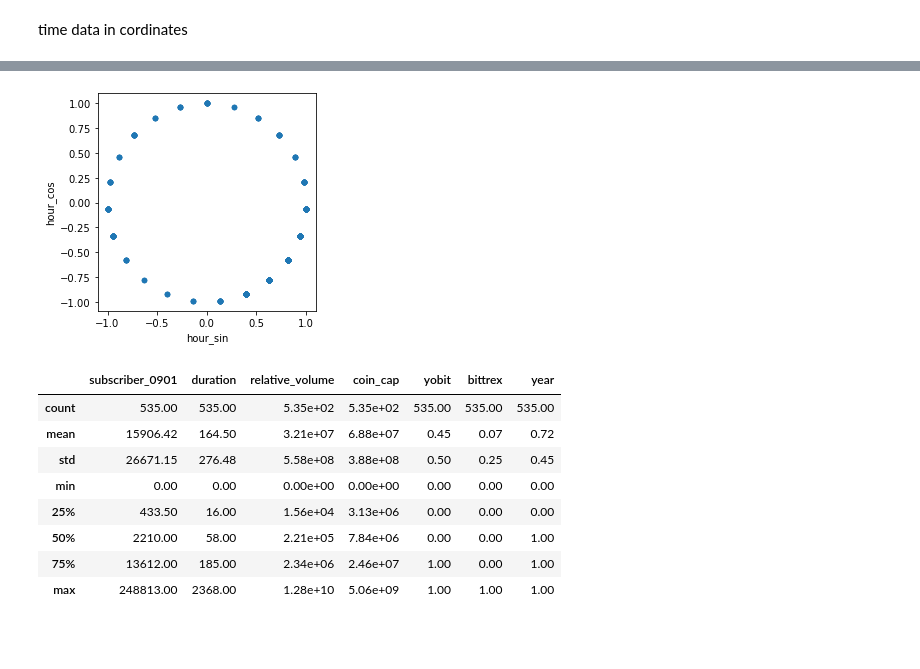
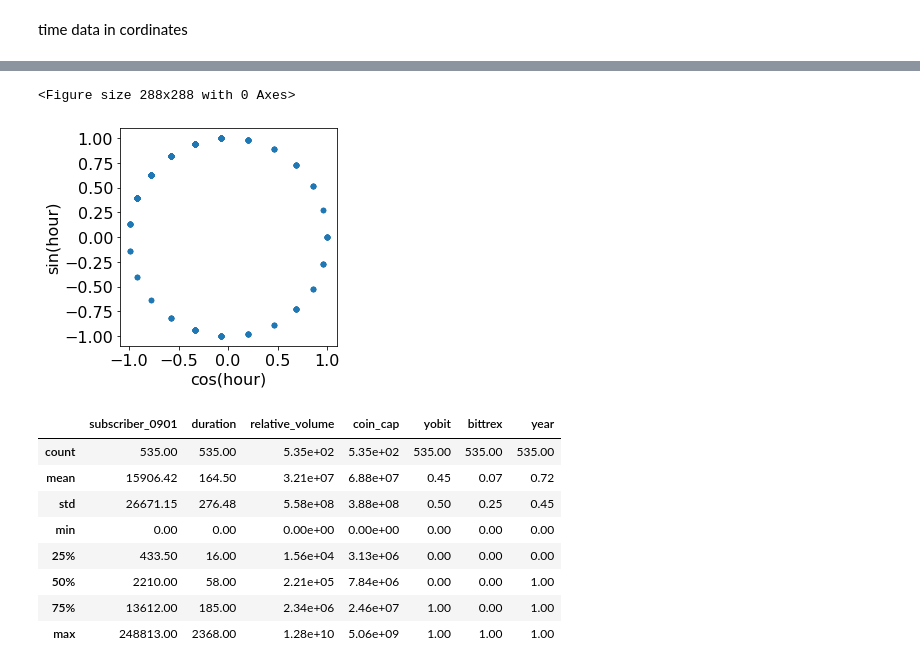
Before and after one commit to taro-tsuchiya/Profitability-of-Cryptocurrency-Pump-and-Dump-Schemes, a Jupyter notebook: notebook/preprocessing.ipynb, the cells around one changed output, grey strips where cells are left out. Saved outputs shown, nothing was run; the diff lists cells and outputs as text; code cells hidden in the pictures; blank space fills up the shorter version.

```diff
--- a/notebook/preprocessing.ipynb
+++ b/notebook/preprocessing.ipynb
@@ -123,7 +134,14 @@ df.plot.scatter('month_sin', 'month_cos').set_aspect('equal')
 df = cordinate(df, 'hour')
-# %%
-df.plot.scatter('hour_sin', 'hour_cos').set_aspect('equal')
-# %% [output]
-[figure, removed]
+# %%
+plt.figure(figsize=(4, 4))
+df.plot.scatter('hour_cos', 'hour_sin').set_aspect('equal')
+plt.xlabel('cos(hour)', fontsize=16)
+plt.ylabel('sin(hour)', fontsize=16)
+plt.xticks(fontsize=16)
+plt.yticks(fontsize=16)
+plt.savefig('img/coordinate2.jpg', bbox_inches='tight')
+# %% [output]
+<Figure size 288x288 with 0 Axes>
+[figure, added]
 # %%
 # to csv file
```
Also changed, not shown: parts of 9 cells of this notebook, 2 other files.
